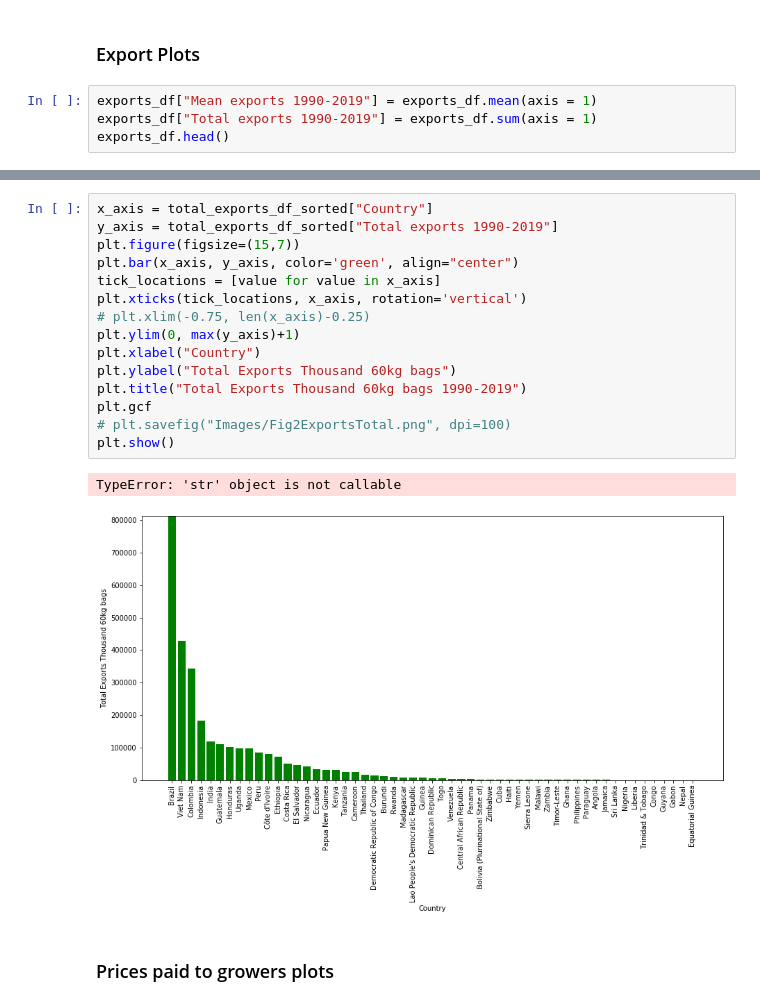
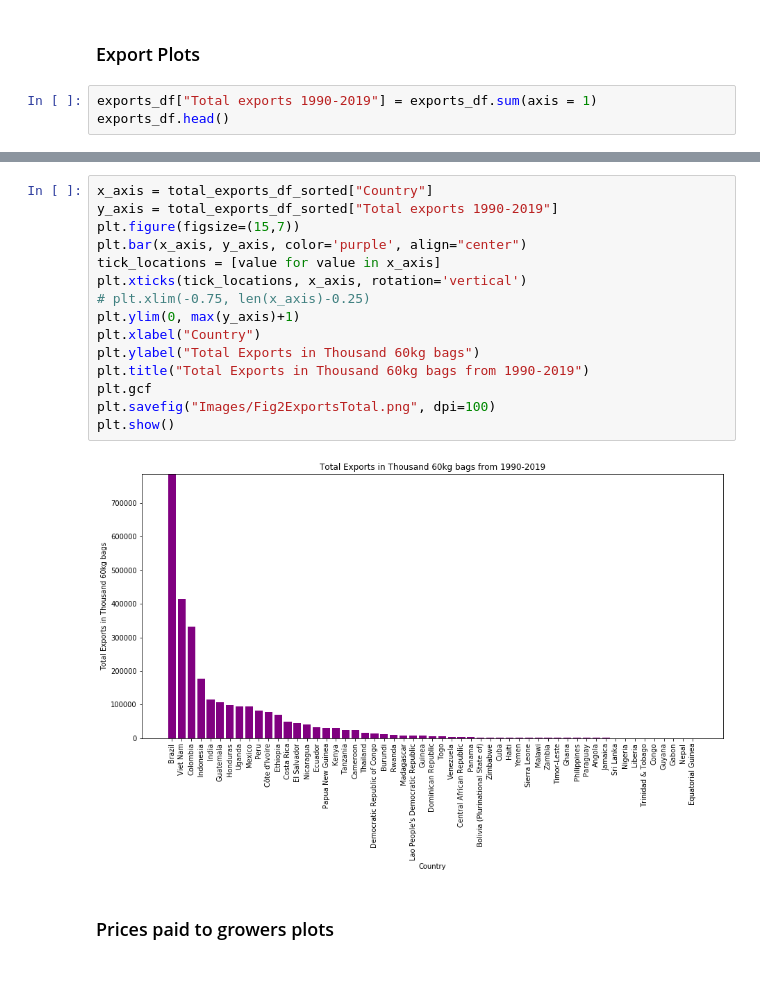
Before and after one commit to SandraBotica/Project-3, a Jupyter notebook: coffee_data.ipynb, the cells around one changed output, grey strips where cells are left out. Drawn from its saved outputs; the diff is of its cells as text; blank space fills up the shorter version.

```diff
--- a/coffee_data.ipynb
+++ b/coffee_data.ipynb
@@ -150,7 +152,6 @@ fig.suptitle("Exports and Price to Growers", fontsize=16, fontweight="bold")
 # %% [markdown]
 ### Export Plots
 # %%
-exports_df["Mean exports 1990-2019"] = exports_df.mean(axis = 1)
 exports_df["Total exports 1990-2019"] = exports_df.sum(axis = 1)
 exports_df.head()
 # %% [output]
@@ -175,21 +176,20 @@ total_exports_df_sorted.head()
 # %%
 x_axis = total_exports_df_sorted["Country"]
 y_axis = total_exports_df_sorted["Total exports 1990-2019"]
 plt.figure(figsize=(15,7))
-plt.bar(x_axis, y_axis, color='green', align="center")
+plt.bar(x_axis, y_axis, color='purple', align="center")
 tick_locations = [value for value in x_axis]
 plt.xticks(tick_locations, x_axis, rotation='vertical')
 # plt.xlim(-0.75, len(x_axis)-0.25)
 plt.ylim(0, max(y_axis)+1)
 plt.xlabel("Country")
-plt.ylabel("Total Exports Thousand 60kg bags")
-plt.title("Total Exports Thousand 60kg bags 1990-2019")
+plt.ylabel("Total Exports in Thousand 60kg bags")
+plt.title("Total Exports in Thousand 60kg bags from 1990-2019")
 plt.gcf
-# plt.savefig("Images/Fig2ExportsTotal.png", dpi=100)
+plt.savefig("Images/Fig2ExportsTotal.png", dpi=100)
 plt.show()
 # %% [output]
-TypeError: 'str' object is not callable
-[figure, old version]
+[figure, new version]
 # %% [markdown]
 ### Prices paid to growers plots
 # %%
```
Also changed, not shown: parts of 8 cells of this notebook, 5 other files.
